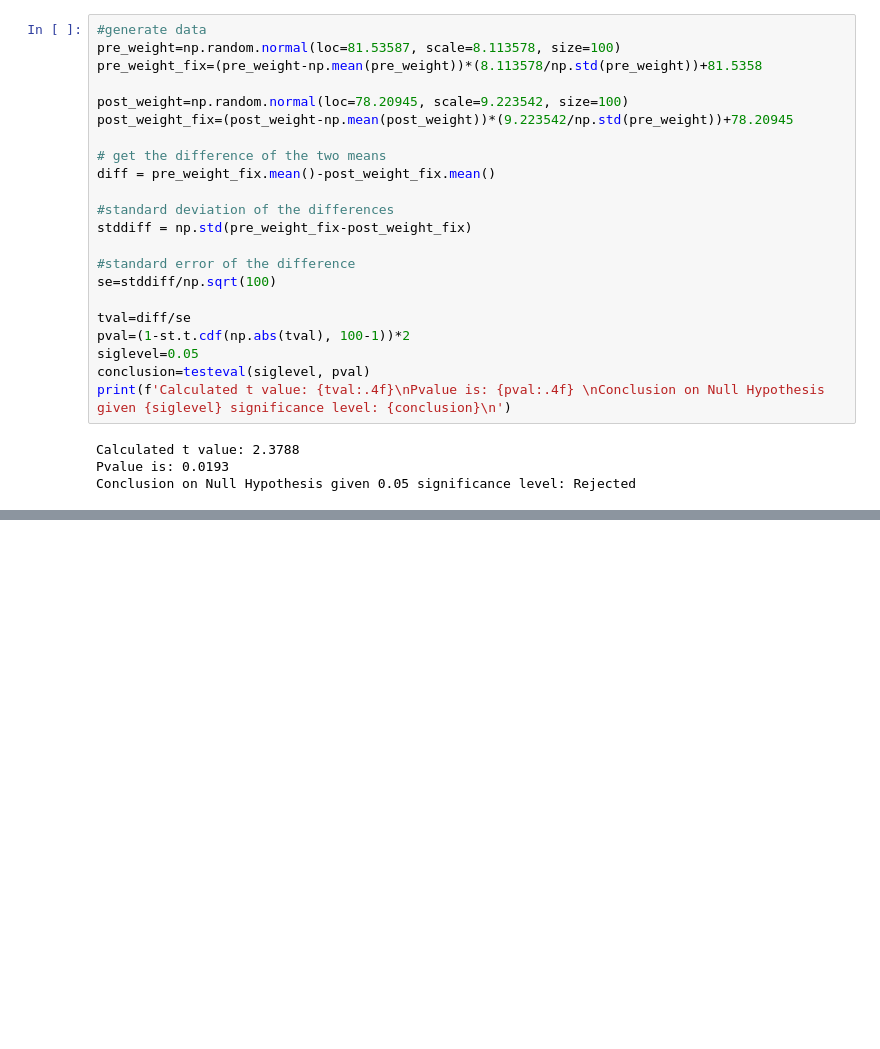
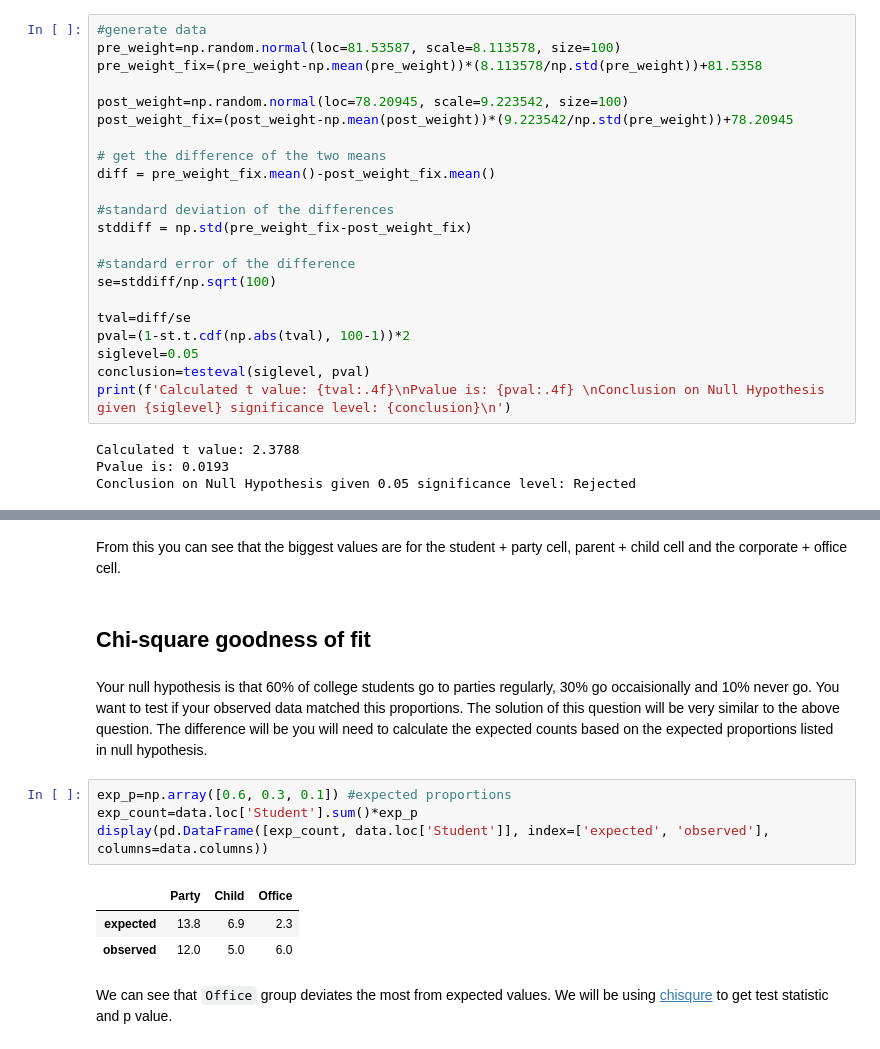
Before and after one commit to AilingLiu/Inferential_Statistics, a Jupyter notebook: Inferential_Statistics.ipynb, the cells around one changed output, grey strips where cells are left out. Drawn from its saved outputs; the diff is of its cells as text; blank space fills up the shorter version.

```diff
--- a/Inferential_Statistics.ipynb
+++ b/Inferential_Statistics.ipynb
@@ -407,0 +473,16 @@ Conclusion on Null Hypothesis given 0.05 significance level: Rejected
+# %% [markdown]
+From this you can see that the biggest values are for the student + party cell, parent + child cell and the corporate + office cell.
+# %% [markdown]
+## Chi-square goodness of fit
+# %% [markdown]
+Your null hypothesis is that 60% of college students go to parties regularly, 30% go occaisionally and 10% never go. You want to test if your observed data matched this proportions. The solution of this question will be very similar to the above question. The difference will be you will need to calculate the expected counts based on the expected proportions listed in null hypothesis.
+# %%
+exp_p=np.array([0.6, 0.3, 0.1]) #expected proportions
+exp_count=data.loc['Student'].sum()*exp_p
+display(pd.DataFrame([exp_count, data.loc['Student']], index=['expected', 'observed'], columns=data.columns))
+# %% [output]
+|  | Party | Child | Office |
+| expected | 13.8 | 6.9 | 2.3 |
+| observed | 12.0 | 5.0 | 6.0 |
+# %% [markdown]
+We can see that `Office` group deviates the most from expected values. We will be using [chisqure](https://docs.scipy.org/doc/scipy/reference/generated/scipy.stats.chisquare.html) to get test statistic and p value.
```
Also changed, not shown: parts of 26 cells of this notebook.
